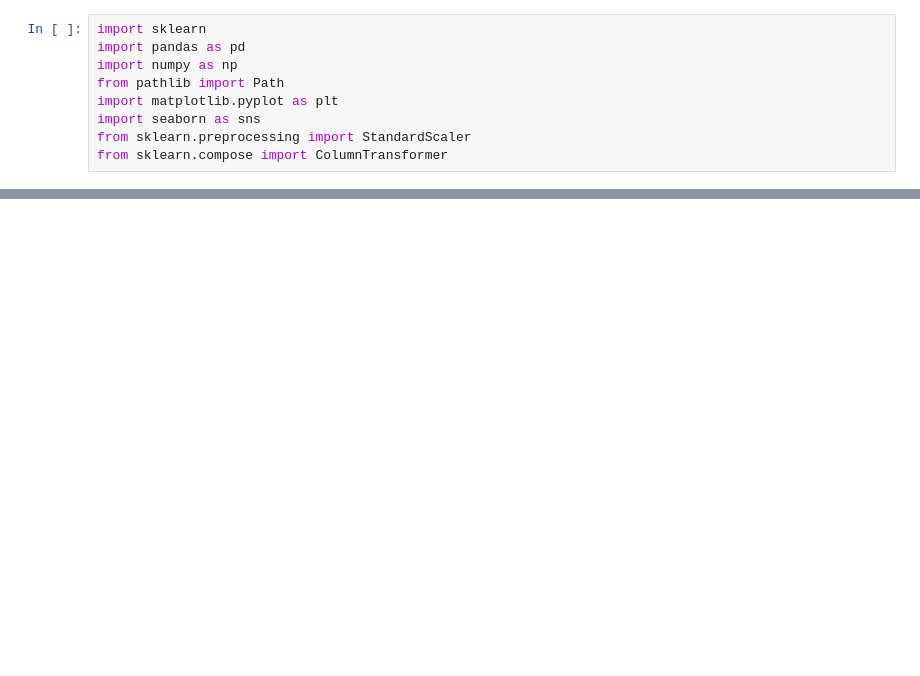
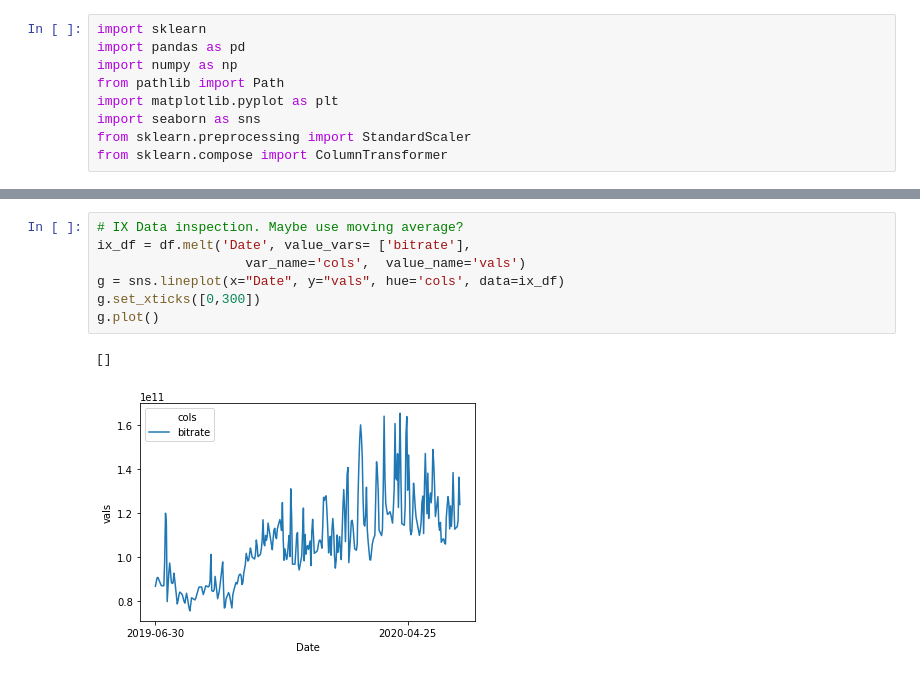
Before and after one commit to ga83bar/Corona-applied-machine-learning, a Jupyter notebook: src/data_pipeline/pipeline.ipynb, the cells around one changed output, grey strips where cells are left out. Saved outputs shown, nothing was run; the diff lists cells and outputs as text; blank space fills up the shorter version.

```diff
--- a/src/data_pipeline/pipeline.ipynb
+++ b/src/data_pipeline/pipeline.ipynb
@@ -49,0 +77,10 @@ g.plot()
+# %%
+# IX Data inspection. Maybe use moving average?
+ix_df = df.melt('Date', value_vars= ['bitrate'],
+                   var_name='cols',  value_name='vals')
+g = sns.lineplot(x="Date", y="vals", hue='cols', data=ix_df)
+g.set_xticks([0,300])
+g.plot()
+# %% [output]
+[]
+[figure, added]
```
Also changed, not shown: parts of 15 cells of this notebook.
